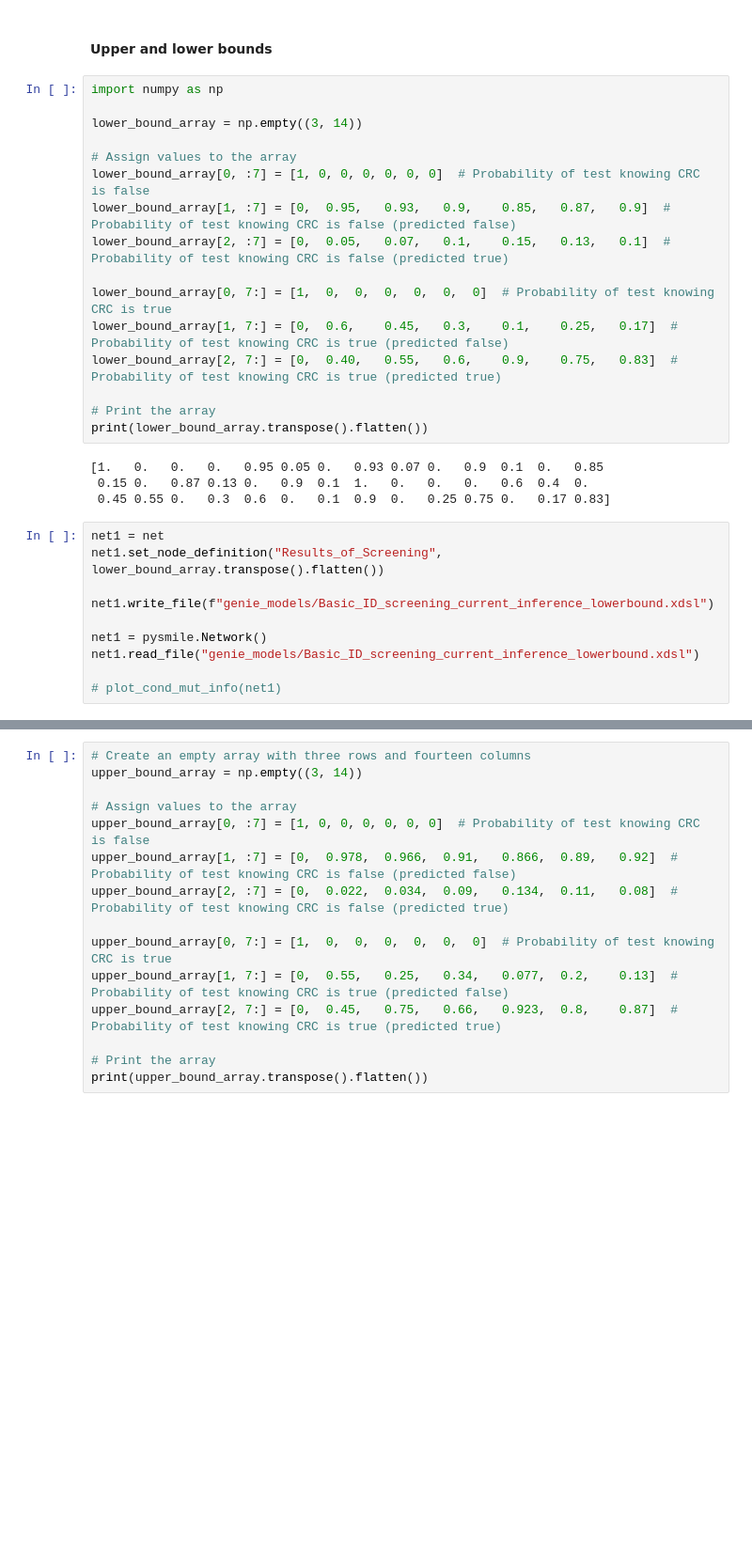
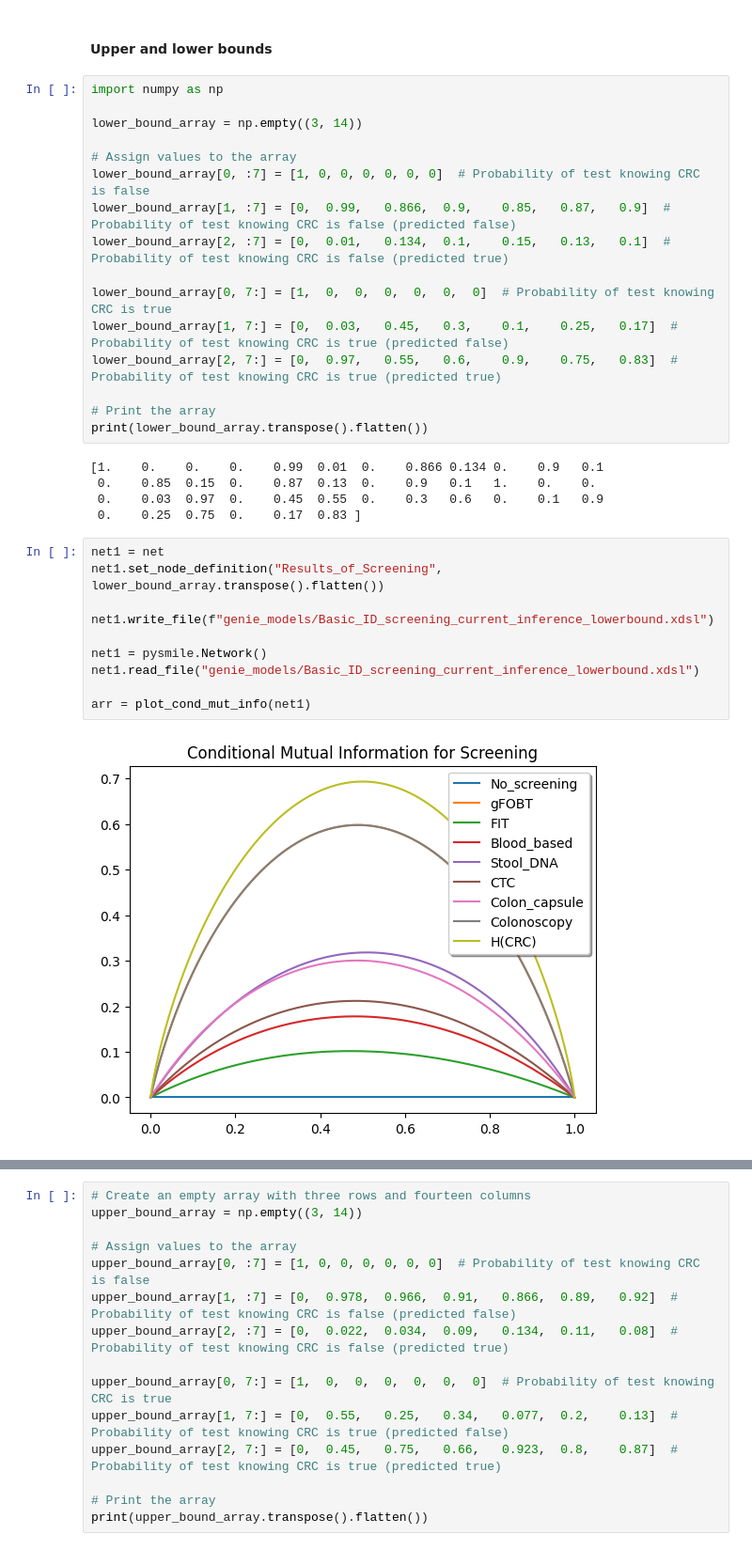
Before and after one commit to DanielCorralesAlonso/Decision_Model_Screening_CRC, a Jupyter notebook: inf_diagram_SMILE.ipynb, the cells around one changed output, grey strips where cells are left out. Shown at 94% size. Cells and saved outputs as stored; diff of their text form; blank space fills up the shorter version.

```diff
--- a/inf_diagram_SMILE.ipynb
+++ b/inf_diagram_SMILE.ipynb
@@ -144,26 +144,29 @@ lower_bound_array = np.empty((3, 14))
 
 # Assign values to the array
 lower_bound_array[0, :7] = [1, 0, 0, 0, 0, 0, 0]  # Probability of test knowing CRC is false
-lower_bound_array[1, :7] = [0,	0.95,	0.93,	0.9,	0.85,	0.87,	0.9]  # Probability of test knowing CRC is false (predicted false)
-lower_bound_array[2, :7] = [0,	0.05,	0.07,	0.1,	0.15,	0.13,	0.1]  # Probability of test knowing CRC is false (predicted true)
+lower_bound_array[1, :7] = [0,	0.99,	0.866,	0.9,	0.85,	0.87,	0.9]  # Probability of test knowing CRC is false (predicted false)
+lower_bound_array[2, :7] = [0,	0.01,	0.134,	0.1,	0.15,	0.13,	0.1]  # Probability of test knowing CRC is false (predicted true)
 
 lower_bound_array[0, 7:] = [1,	0,	0,	0,	0,	0,	0]  # Probability of test knowing CRC is true
-lower_bound_array[1, 7:] = [0,	0.6,	0.45,	0.3,	0.1,	0.25,	0.17]  # Probability of test knowing CRC is true (predicted false)
-lower_bound_array[2, 7:] = [0,	0.40,	0.55,	0.6,	0.9,	0.75,	0.83]  # Probability of test knowing CRC is true (predicted true)
+lower_bound_array[1, 7:] = [0,	0.03,	0.45,	0.3,	0.1,	0.25,	0.17]  # Probability of test knowing CRC is true (predicted false)
+lower_bound_array[2, 7:] = [0,	0.97,	0.55,	0.6,	0.9,	0.75,	0.83]  # Probability of test knowing CRC is true (predicted true)
 
 # Print the array
 print(lower_bound_array.transpose().flatten())
 # %% [output]
-[1.   0.   0.   0.   0.95 0.05 0.   0.93 0.07 0.   0.9  0.1  0.   0.85
- 0.15 0.   0.87 0.13 0.   0.9  0.1  1.   0.   0.   0.   0.6  0.4  0.
- 0.45 0.55 0.   0.3  0.6  0.   0.1  0.9  0.   0.25 0.75 0.   0.17 0.83]
+[1.    0.    0.    0.    0.99  0.01  0.    0.866 0.134 0.    0.9   0.1
+ 0.    0.85  0.15  0.    0.87  0.13  0.    0.9   0.1   1.    0.    0.
+ 0.    0.03  0.97  0.    0.45  0.55  0.    0.3   0.6   0.    0.1   0.9
+ 0.    0.25  0.75  0.    0.17  0.83 ]
 # %%
 net1 = net
 net1.set_node_definition("Results_of_Screening", lower_bound_array.transpose().flatten())
 
 net1.write_file(f"genie_models/Basic_ID_screening_current_inference_lowerbound.xdsl")
 
 net1 = pysmile.Network()
 net1.read_file("genie_models/Basic_ID_screening_current_inference_lowerbound.xdsl")
 
-# plot_cond_mut_info(net1)
+arr = plot_cond_mut_info(net1)
+# %% [output]
+[figure, added]
```
Also changed, not shown: parts of 11 cells of this notebook, 16 other files.
